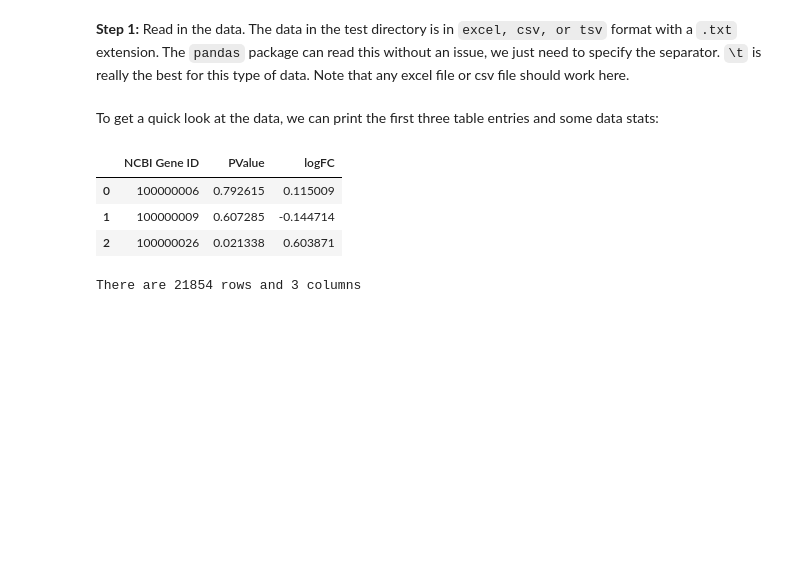
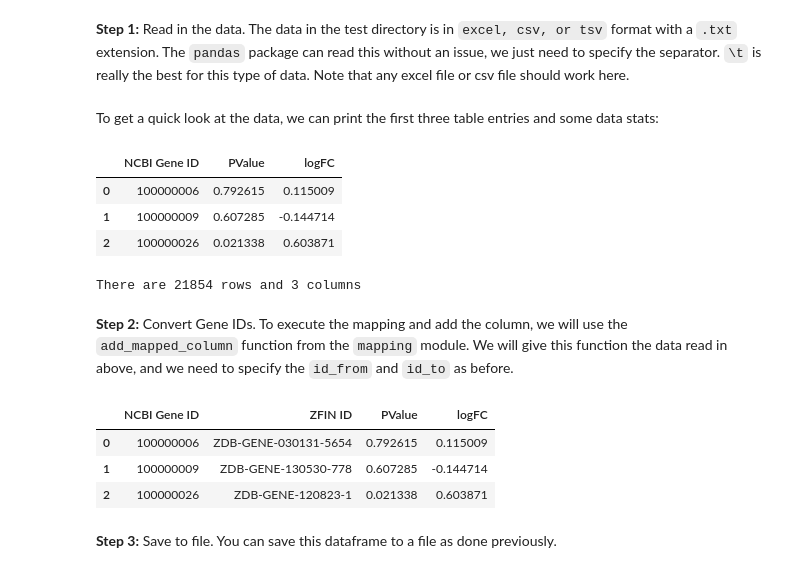
Before and after one commit to sdsucomptox/danrerlib, a Jupyter notebook: tutorials/perform_gene_id_mapping.ipynb, the cells around one changed output. Cells and saved outputs as stored; diff of their text form; code cells hidden in the pictures; blank space fills up the shorter version.

Commit message:
update add_mapped_column

```diff
--- a/tutorials/perform_gene_id_mapping.ipynb
+++ b/tutorials/perform_gene_id_mapping.ipynb
@@ -267,3 +267,17 @@ print(f'There are {rows} rows and {cols} columns')
 | 1 | 100000009 | 0.607285 | -0.144714 |
 | 2 | 100000026 | 0.021338 | 0.603871 |
 There are 21854 rows and 3 columns
+# %% [markdown]
+__Step 2:__ Convert Gene IDs. To execute the mapping and add the column, we will use the `add_mapped_column` function from the `mapping` module. We will give this function the data read in above, and we need to specify the `id_from` and `id_to` as before.
+# %%
+id_from = 'NCBI Gene ID'
+id_to = 'ZFIN ID'
+new_data = mapping.add_mapped_column(data, id_from, id_to)
+new_data.head(3)
+# %% [output]
+|  | NCBI Gene ID | ZFIN ID | PValue | logFC |
+| 0 | 100000006 | ZDB-GENE-030131-5654 | 0.792615 | 0.115009 |
+| 1 | 100000009 | ZDB-GENE-130530-778 | 0.607285 | -0.144714 |
+| 2 | 100000026 | ZDB-GENE-120823-1 | 0.021338 | 0.603871 |
+# %% [markdown]
+__Step 3:__ Save to file. You can save this dataframe to a file as done previously.
```
Also changed, not shown: parts of 9 cells of this notebook, 5 other files.
